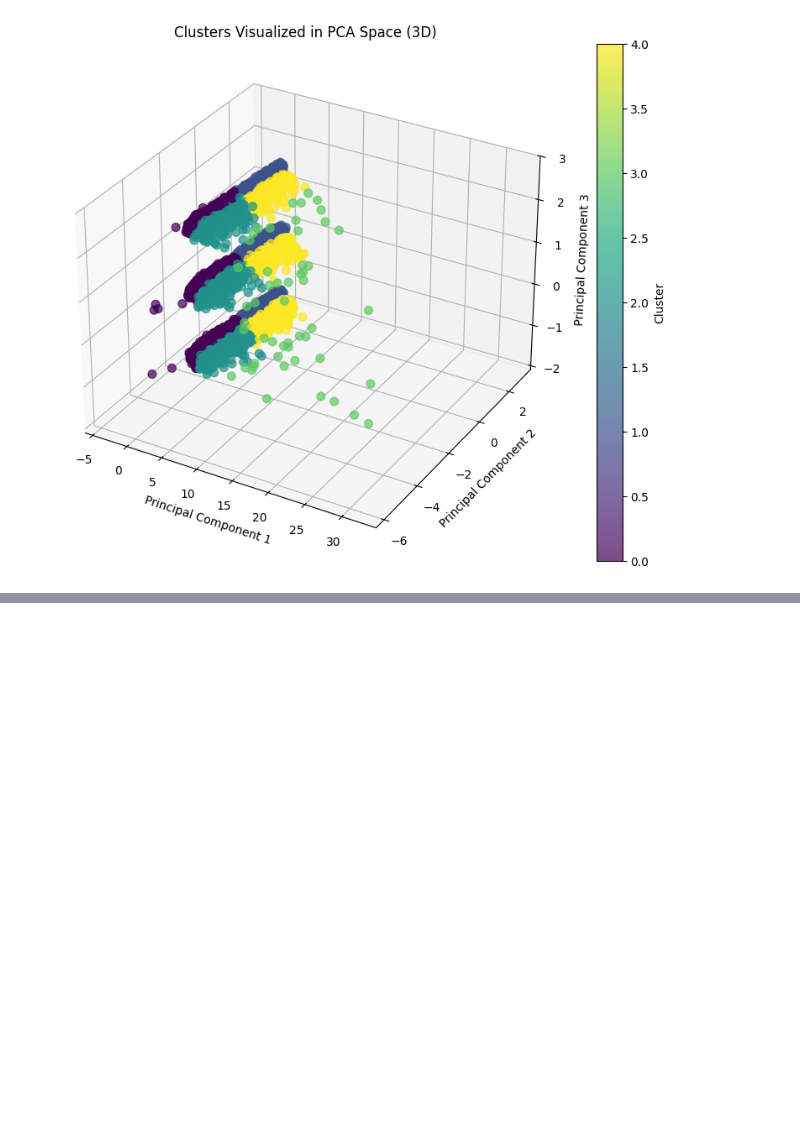
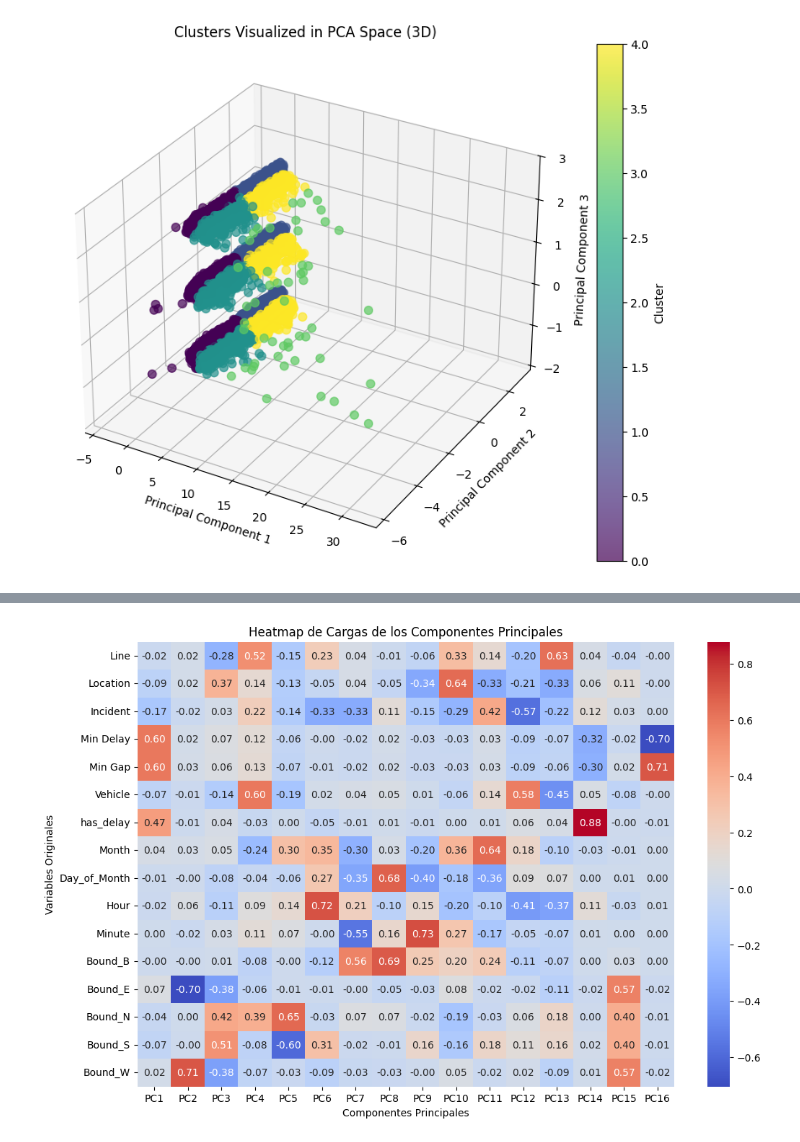
Before and after one commit to Zoph-IA/MIT-TorontoTransit-Delays, a Jupyter notebook: finalVs/PCA_Clustering.ipynb, the cells around one changed output, grey strips where cells are left out. Drawn from its saved outputs; the diff is of its cells as text; code cells hidden in the pictures; blank space fills up the shorter version.

Commit message:
Added explicability to the Principal Components

```diff
--- a/finalVs/PCA_Clustering.ipynb
+++ b/finalVs/PCA_Clustering.ipynb
@@ -135,3 +134,25 @@ plt.show()
 # %% [output]
 [figure]
 [figure]
+# %%
+# Eliminar columnas irrelevantes
+columns_to_drop = ['Week', 'Year']
+data_for_pca = dataset.drop(columns=columns_to_drop)
+
+# Estandarizar los datos solo con las columnas relevantes
+scaled_data = scaler.fit_transform(data_for_pca)
+
+# Aplicar PCA
+pca = PCA()
+pca_data = pca.fit_transform(scaled_data)
+
+# Crear un DataFrame con las cargas de los componentes principales
+loadings = pd.DataFrame(
+    pca.components_.T,
+    columns=[f'PC{i+1}' for i in range(len(pca.explained_variance_ratio_))],
+    index=data_for_pca.columns
+)
+
+# Mostrar las cargas
+print("Cargas de los Componentes Principales:")
+print(loadings)
@@ -137,0 +204,13 @@ plt.show()
+# %%
+import seaborn as sns
+import numpy as np
+
+# Heatmap de las cargas
+plt.figure(figsize=(12, 8))
+sns.heatmap(loadings, cmap='coolwarm', annot=True, fmt=".2f")
+plt.title('Heatmap de Cargas de los Componentes Principales')
+plt.xlabel('Componentes Principales')
+plt.ylabel('Variables Originales')
+plt.show()
+# %% [output]
+[figure, added]
```
Also changed, not shown: parts of 5 cells of this notebook.
